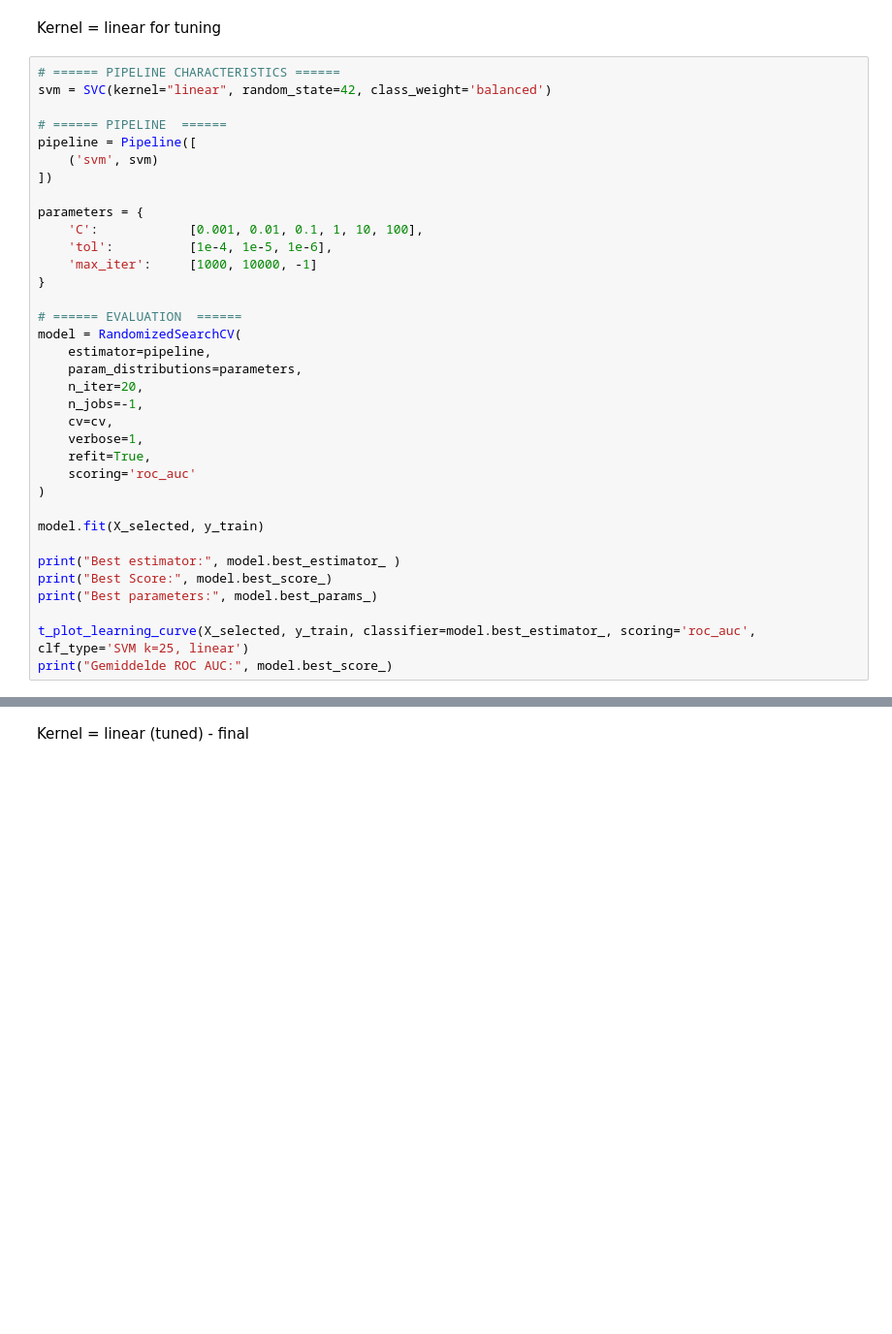
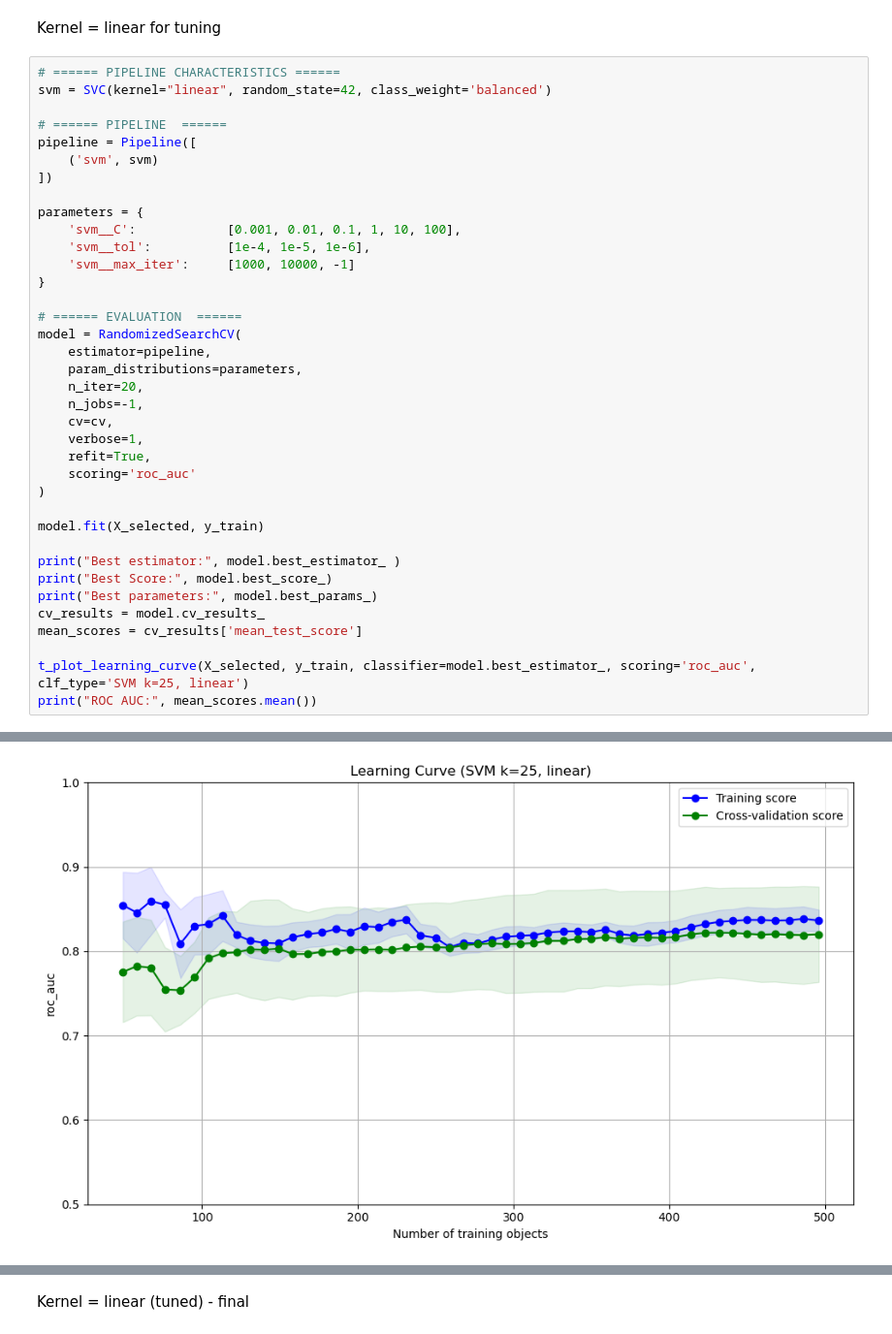
Before and after one commit to mjmklep/Machine-Learning-Group-8, a Jupyter notebook: basic_SVM.ipynb, the cells around one changed output, grey strips where cells are left out. Shown at 97% size. Cells and saved outputs as stored; diff of their text form; blank space fills up the shorter version.

Commit message:
Figure title changes

```diff
--- a/basic_SVM.ipynb
+++ b/basic_SVM.ipynb
@@ -629,9 +629,9 @@ pipeline = Pipeline([
 ])
 
 parameters = {
-    'C':            [0.001, 0.01, 0.1, 1, 10, 100],
-    'tol':          [1e-4, 1e-5, 1e-6],
-    'max_iter':     [1000, 10000, -1]
+    'svm__C':            [0.001, 0.01, 0.1, 1, 10, 100],
+    'svm__tol':          [1e-4, 1e-5, 1e-6],
+    'svm__max_iter':     [1000, 10000, -1]
 }
 
 # ====== EVALUATION  ======
@@ -651,6 +651,9 @@ model.fit(X_selected, y_train)
 print("Best estimator:", model.best_estimator_ )
 print("Best Score:", model.best_score_)
 print("Best parameters:", model.best_params_)
+cv_results = model.cv_results_
+mean_scores = cv_results['mean_test_score']
 
 t_plot_learning_curve(X_selected, y_train, classifier=model.best_estimator_, scoring='roc_auc', clf_type='SVM k=25, linear')
-print("Gemiddelde ROC AUC:", model.best_score_)
+print("ROC AUC:", mean_scores.mean())
+# %% [output]
@@ -656,0 +667 @@ print("Gemiddelde ROC AUC:", model.best_score_)
+[figure, added]
```
Also changed, not shown: parts of 2 cells of this notebook.
